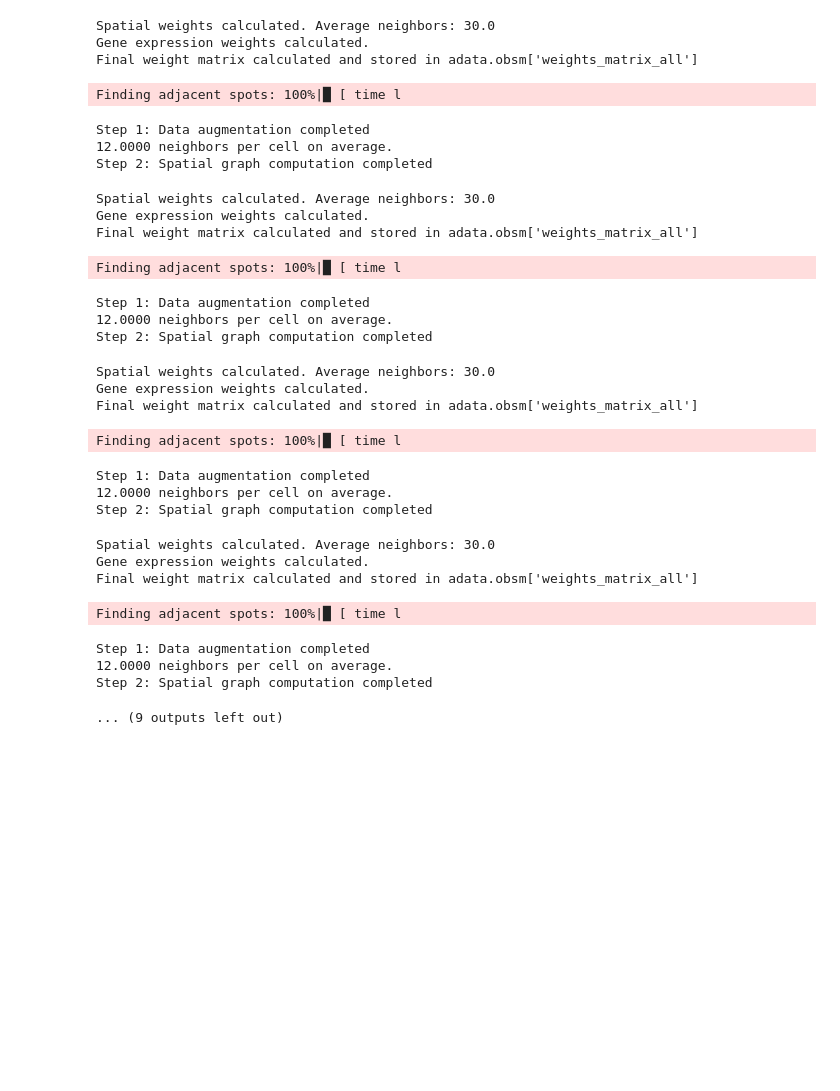
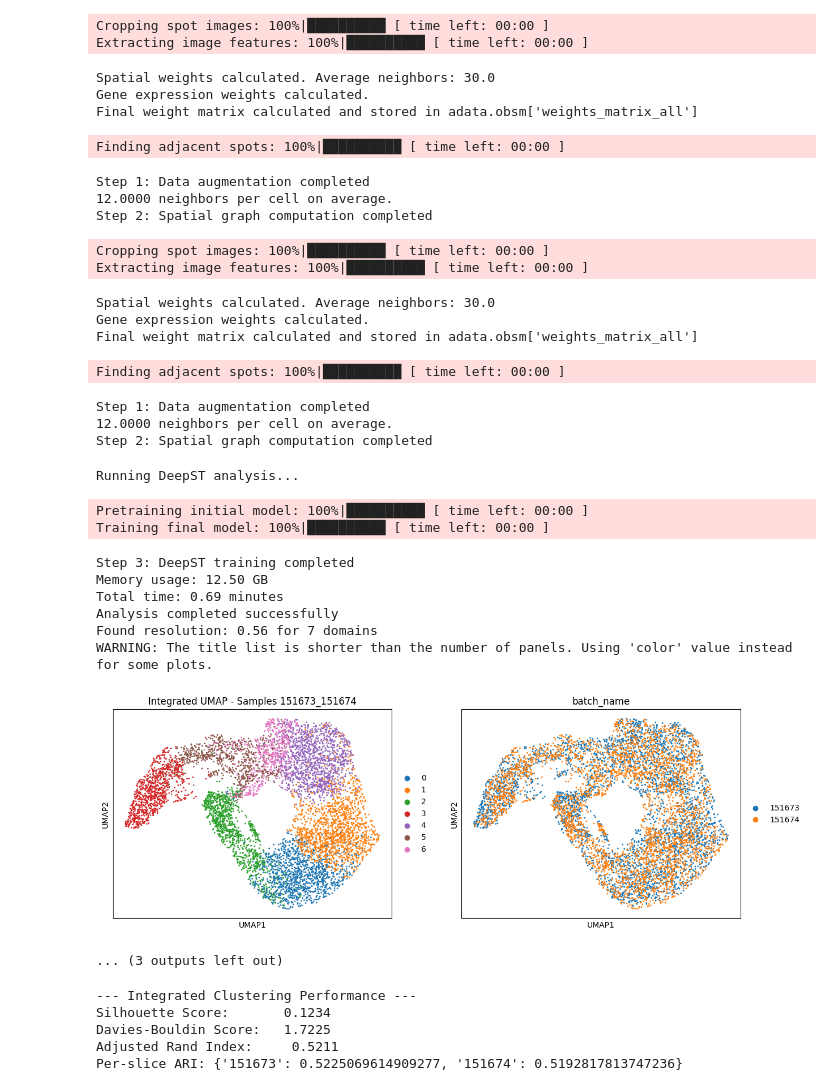
Before and after one commit to HarshaSatyavardhan/DeepST, a Jupyter notebook: run_deepst.ipynb, the cells around one changed output. Drawn from its saved outputs; the diff is of its cells as text; code cells hidden in the pictures; blank space fills up the shorter version.

Commit message:
cross-attention added code for ARI for multiple slices

```diff
--- a/run_deepst.ipynb
+++ b/run_deepst.ipynb
@@ -201,7 +201,7 @@ import deepstkit as dt
 # ========== Configuration ==========
 SEED = 0
 DATA_DIR = "./data/DLPFC"
-SAMPLE_IDS = ['151673', '151674','151675', '151676']
+SAMPLE_IDS = ['151673', '151674']
 RESULTS_DIR = "./Results"
 N_DOMAINS = 7
 INTEGRATION_NAME = "_".join(SAMPLE_IDS)
@@ -232,7 +232,7 @@ for sample_id in SAMPLE_IDS:
     )
 
     # Incorporate H&E image features (Optional)
-    # adata = integration_model._get_image_crop(adata, data_name=sample_id)
+    adata = integration_model._get_image_crop(adata, data_name=sample_id)
 
     # Feature augmentation
     adata = integration_model._get_augment(
@@ -268,6 +268,7 @@ integrated_data = integration_model._data_process(
 embeddings = integration_model._fit(
     data=integrated_data,
     graph_dict=combined_graph,
+    image_features=combined_adata.obsm["image_pca_200"],
     domains=combined_adata.obs["batch"].values,  # For batch correction
     n_domains=len(SAMPLE_IDS) )                 # Number of batches
 
@@ -292,59 +293,59 @@ umap_plot = sc.pl.umap(
     color=["DeepST_refine_domain", "batch_name"],
     title=f"Integrated UMAP - Samples {INTEGRATION_NAME}",
     return_fig=True
 )
 umap_plot.savefig(
     os.path.join(RESULTS_DIR, f"{INTEGRATION_NAME}_integrated_umap.pdf"),
     bbox_inches='tight',
     dpi=300
 )
 
 # Save individual spatial domain plots
 for sample_id in SAMPLE_IDS:
     sample_data = combined_adata[combined_adata.obs["batch_name"]==sample_id]
 
     spatial_plot = sc.pl.spatial(
         sample_data,
         color='DeepST_refine_domain',
         title=f"Spatial Domains - {sample_id}",
         frameon=False,
         spot_size=150,
         return_fig=True
     )
     spatial_plot.savefig(
         os.path.join(RESULTS_DIR, f"{sample_id}_domains.pdf"),
         bbox_inches='tight',
         dpi=300
     )
 
 print(f"Integration complete! Results saved to {RESULTS_DIR}")
 # %% [output]
-Spatial weights calculated. Average neighbors: 30.0
-Gene expression weights calculated.
-Final weight matrix calculated and stored in adata.obsm['weights_matrix_all']
+Cropping spot images: 100%|██████████ [ time left: 00:00 ]
+Extracting image features: 100%|██████████ [ time left: 00:00 ]
-Finding adjacent spots: 100%|█ [ time l
+Spatial weights calculated. Average neighbors: 30.0
+Gene expression weights calculated.
+Final weight matrix calculated and stored in adata.obsm['weights_matrix_all']
-Step 1: Data augmentation completed
-12.0000 neighbors per cell on average.
-Step 2: Spatial graph computation completed
+Finding adjacent spots: 100%|██████████ [ time left: 00:00 ]
-Spatial weights calculated. Average neighbors: 30.0
-Gene expression weights calculated.
-Final weight matrix calculated and stored in adata.obsm['weights_matrix_all']
+Step 1: Data augmentation completed
+12.0000 neighbors per cell on average.
+Step 2: Spatial graph computation completed
-Finding adjacent spots: 100%|█ [ time l
+Cropping spot images: 100%|██████████ [ time left: 00:00 ]
+Extracting image features: 100%|██████████ [ time left: 00:00 ]
-Step 1: Data augmentation completed
-12.0000 neighbors per cell on average.
-Step 2: Spatial graph computation completed
+Spatial weights calculated. Average neighbors: 30.0
+Gene expression weights calculated.
+Final weight matrix calculated and stored in adata.obsm['weights_matrix_all']
-Spatial weights calculated. Average neighbors: 30.0
-Gene expression weights calculated.
-Final weight matrix calculated and stored in adata.obsm['weights_matrix_all']
+Finding adjacent spots: 100%|██████████ [ time left: 00:00 ]
-Finding adjacent spots: 100%|█ [ time l
+Step 1: Data augmentation completed
+12.0000 neighbors per cell on average.
+Step 2: Spatial graph computation completed
-Step 1: Data augmentation completed
-12.0000 neighbors per cell on average.
-Step 2: Spatial graph computation completed
+Running DeepST analysis...
-Spatial weights calculated. Average neighbors: 30.0
-Gene expression weights calculated.
-Final weight matrix calculated and stored in adata.obsm['weights_matrix_all']
+Pretraining initial model: 100%|██████████ [ time left: 00:00 ]
+Training final model: 100%|██████████ [ time left: 00:00 ]
-Finding adjacent spots: 100%|█ [ time l
+Step 3: DeepST training completed
+Memory usage: 12.50 GB
+Total time: 0.69 minutes
+Analysis completed successfully
+Found resolution: 0.56 for 7 domains
+WARNING: The title list is shorter than the number of panels. Using 'color' value instead for some plots.
+[figure, added]
-Step 1: Data augmentation completed
-12.0000 neighbors per cell on average.
-Step 2: Spatial graph computation completed
+... (3 outputs left out)
-... (9 outputs left out)
@@ -350,0 +448,16 @@ Step 2: Spatial graph computation completed
+# %%
+# Example (after you have run _get_cluster_data on combined_adata):
+metrics = compute_integrated_metrics(
+    adata=combined_adata,
+    data_dir=DATA_DIR,
+    sample_ids=SAMPLE_IDS,
+    pred_key=None,  # auto-detects best available column
+    embed_key="DeepST_embed",
+    batch_key="batch_name",
+)
+# %% [output]
+--- Integrated Clustering Performance ---
+Silhouette Score:       0.1234
+Davies-Bouldin Score:   1.7225
+Adjusted Rand Index:     0.5211
+Per-slice ARI: {'151673': 0.5225069614909277, '151674': 0.5192817813747236}
```
Also changed, not shown: parts of 3 cells of this notebook, 6 other files.
